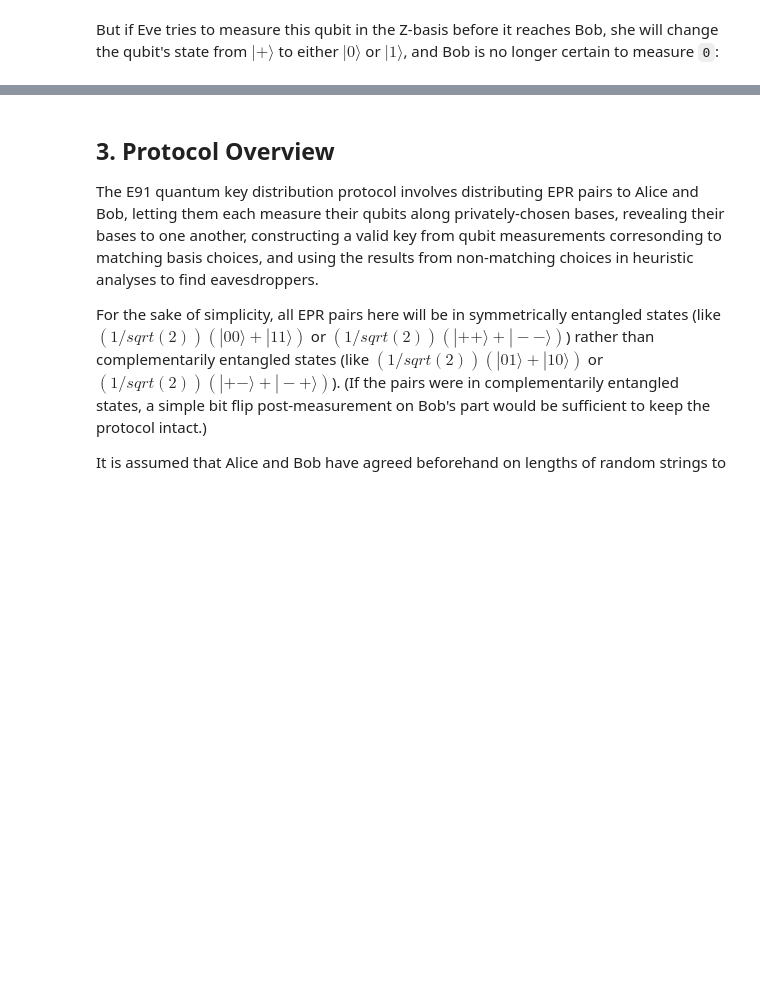
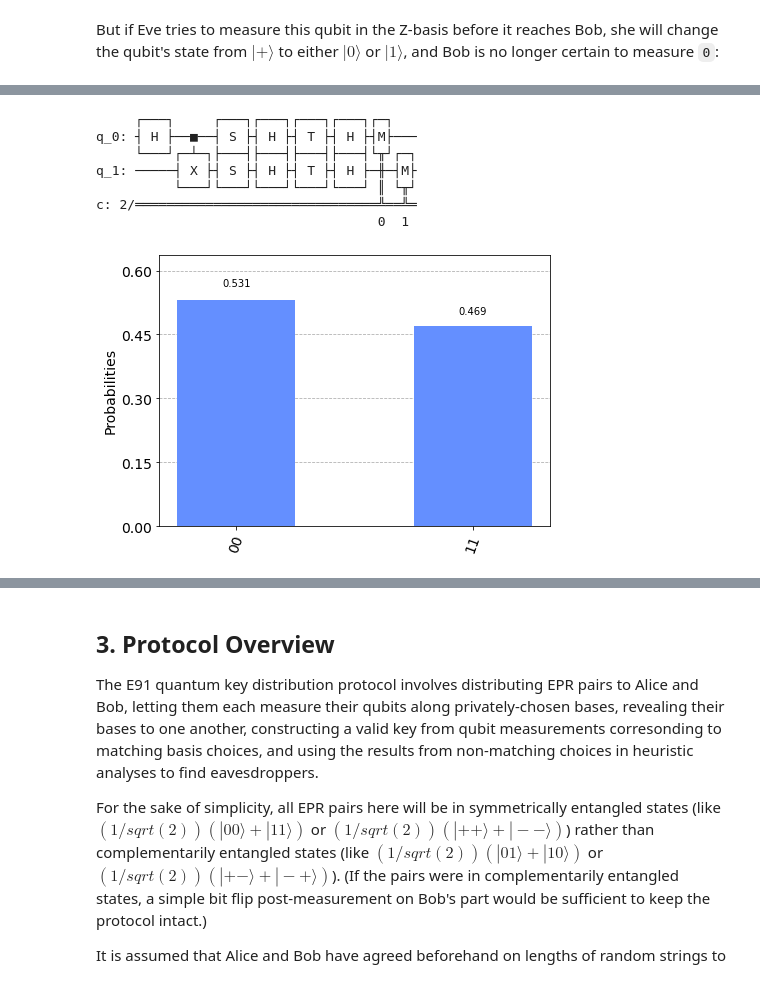
Before and after one commit to TedMcManus/QuantumComputing, a Jupyter notebook: e91-notebook.ipynb, the cells around one changed output, grey strips where cells are left out. Drawn from its saved outputs; the diff is of its cells as text; code cells hidden in the pictures; blank space fills up the shorter version.

```diff
--- a/e91-notebook.ipynb
+++ b/e91-notebook.ipynb
@@ -235,0 +209,11 @@ The concept critical to the E91 protocol is the [CHSH inequality](https://en.wik
+# %%
+plot_histogram(compare_measurements(measure_2, measure_2))
+# %% [output]
+     ┌───┐     ┌───┐┌───┐┌───┐┌───┐┌─┐
+q_0: ┤ H ├──■──┤ S ├┤ H ├┤ T ├┤ H ├┤M├───
+     └───┘┌─┴─┐├───┤├───┤├───┤├───┤└╥┘┌─┐
+q_1: ─────┤ X ├┤ S ├┤ H ├┤ T ├┤ H ├─╫─┤M├
+          └───┘└───┘└───┘└───┘└───┘ ║ └╥┘
+c: 2/═══════════════════════════════╩══╩═
+                                    0  1
+[figure, added]
```
Also changed, not shown: parts of 102 cells of this notebook.
